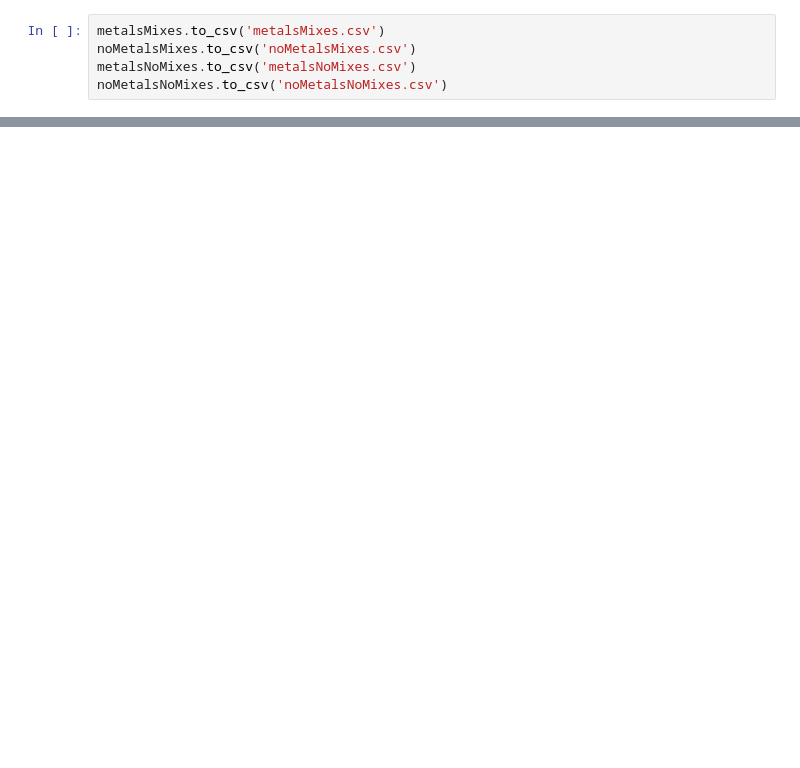
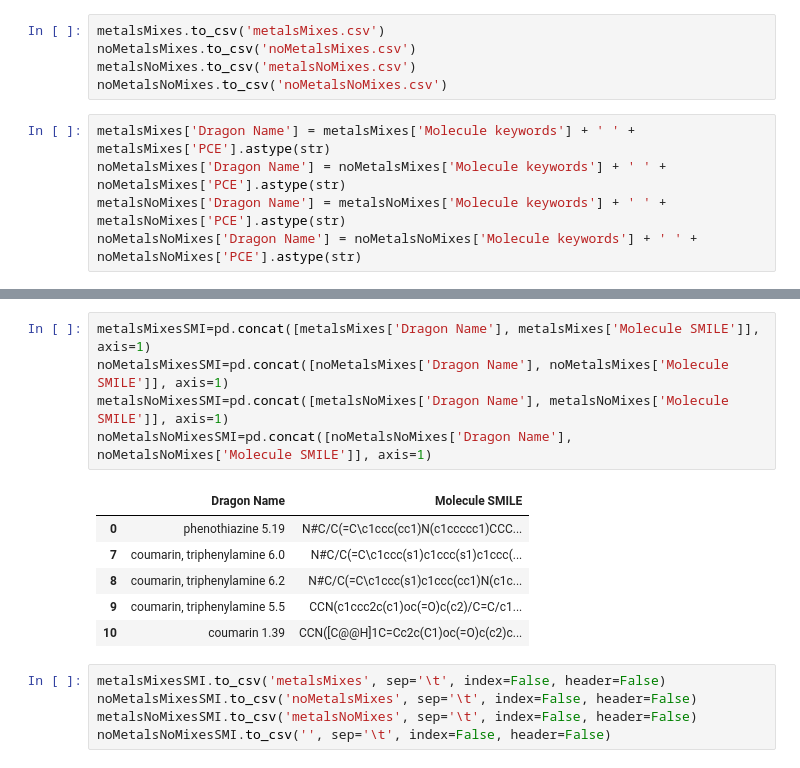
Before and after one commit to PaulC61/Cheminformatics, a Jupyter notebook: InternshipM2_BIU/WorkingEnvironment/Phase2/reproducePLSPaper.ipynb, the cells around one changed output, grey strips where cells are left out. Drawn from its saved outputs; the diff is of its cells as text; blank space fills up the shorter version.

Commit message:
created smiles files for descriptor calculation

```diff
--- a/InternshipM2_BIU/WorkingEnvironment/Phase2/reproducePLSPaper.ipynb
+++ b/InternshipM2_BIU/WorkingEnvironment/Phase2/reproducePLSPaper.ipynb
@@ -247,3 +244,8 @@ metalsMixes.to_csv('metalsMixes.csv')
 noMetalsMixes.to_csv('noMetalsMixes.csv')
 metalsNoMixes.to_csv('metalsNoMixes.csv')
 noMetalsNoMixes.to_csv('noMetalsNoMixes.csv')
+# %%
+metalsMixes['Dragon Name'] = metalsMixes['Molecule keywords'] + ' ' + metalsMixes['PCE'].astype(str)
+noMetalsMixes['Dragon Name'] = noMetalsMixes['Molecule keywords'] + ' ' + noMetalsMixes['PCE'].astype(str)
+metalsNoMixes['Dragon Name'] = metalsNoMixes['Molecule keywords'] + ' ' + metalsNoMixes['PCE'].astype(str)
+noMetalsNoMixes['Dragon Name'] = noMetalsNoMixes['Molecule keywords'] + ' ' + noMetalsNoMixes['PCE'].astype(str)
@@ -249,0 +263,17 @@ noMetalsNoMixes.to_csv('noMetalsNoMixes.csv')
+# %%
+metalsMixesSMI=pd.concat([metalsMixes['Dragon Name'], metalsMixes['Molecule SMILE']], axis=1)
+noMetalsMixesSMI=pd.concat([noMetalsMixes['Dragon Name'], noMetalsMixes['Molecule SMILE']], axis=1)
+metalsNoMixesSMI=pd.concat([metalsNoMixes['Dragon Name'], metalsNoMixes['Molecule SMILE']], axis=1)
+noMetalsNoMixesSMI=pd.concat([noMetalsNoMixes['Dragon Name'], noMetalsNoMixes['Molecule SMILE']], axis=1)
+# %% [output]
+|  | Dragon Name | Molecule SMILE |
+| 0 | phenothiazine 5.19 | N#C/C(=C\c1ccc(cc1)N(c1ccccc1)CCC... |
+| 7 | coumarin, triphenylamine 6.0 | N#C/C(=C\c1ccc(s1)c1ccc(s1)c1ccc(... |
+| 8 | coumarin, triphenylamine 6.2 | N#C/C(=C\c1ccc(s1)c1ccc(cc1)N(c1c... |
+| 9 | coumarin, triphenylamine 5.5 | CCN(c1ccc2c(c1)oc(=O)c(c2)/C=C/c1... |
+| 10 | coumarin 1.39 | CCN([C@@H]1C=Cc2c(C1)oc(=O)c(c2)c... |
+# %%
+metalsMixesSMI.to_csv('metalsMixes', sep='\t', index=False, header=False)
+noMetalsMixesSMI.to_csv('noMetalsMixes', sep='\t', index=False, header=False)
+metalsNoMixesSMI.to_csv('metalsNoMixes', sep='\t', index=False, header=False)
+noMetalsNoMixesSMI.to_csv('', sep='\t', index=False, header=False)
```
Also changed, not shown: parts of 3 cells of this notebook, 5 other files.
